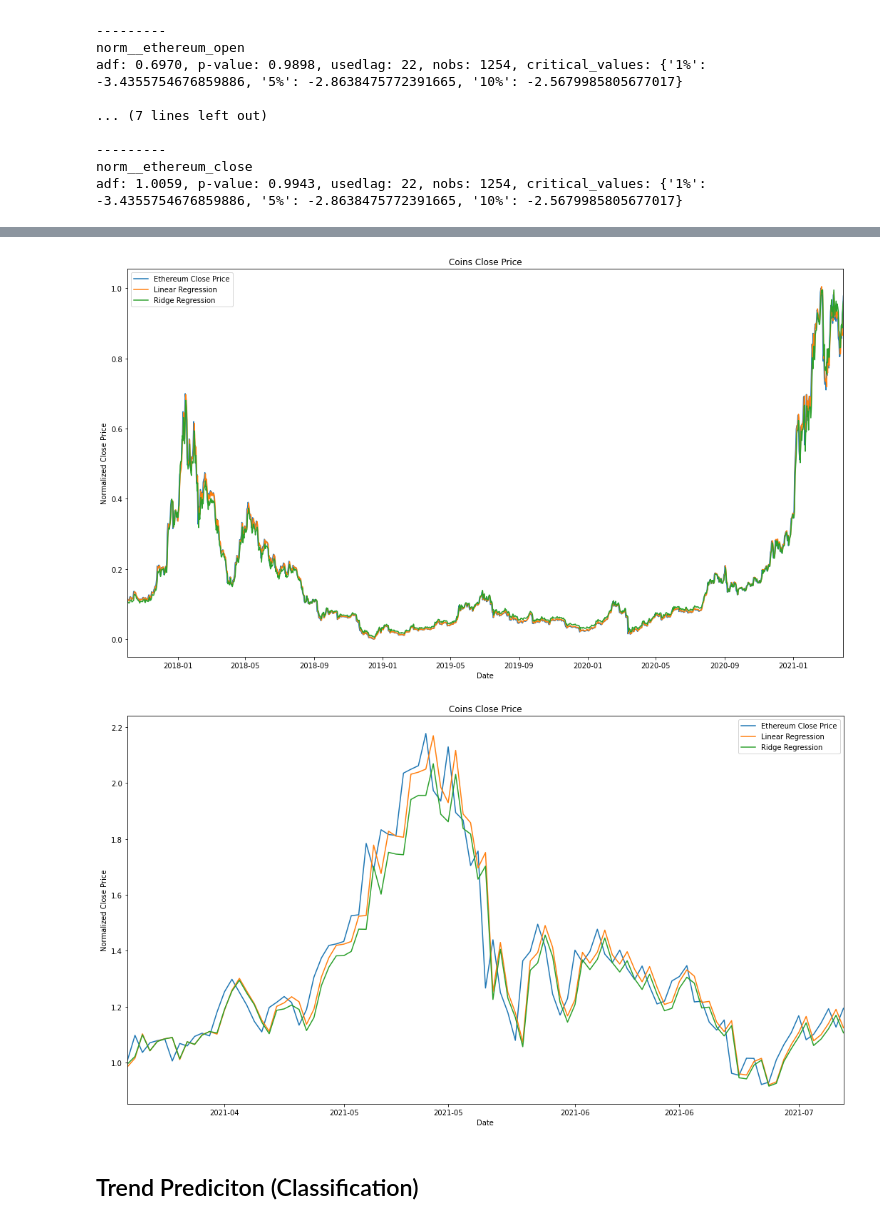
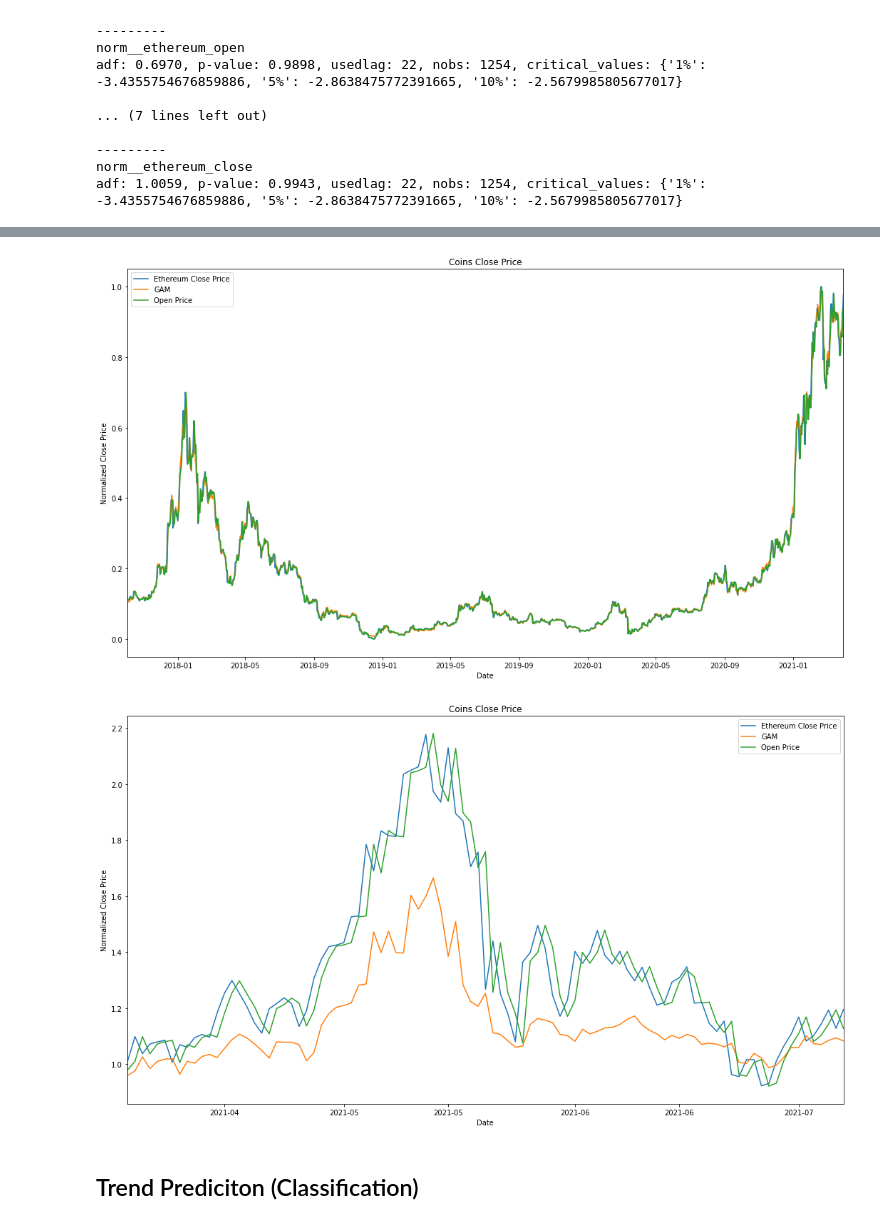
Before and after one commit to jcalvesoliveira/crypto-deep-learning, a Jupyter notebook: notebooks/1.0-initial-data-exploration.ipynb, the cells around one changed output, grey strips where cells are left out. Cells and saved outputs as stored; diff of their text form; code cells hidden in the pictures.

Commit message:
documenting and inclusing gam models

```diff
--- a/notebooks/1.0-initial-data-exploration.ipynb
+++ b/notebooks/1.0-initial-data-exploration.ipynb
@@ -451,10 +518,0 @@ Notes:
-# %%
-model = LinearRegression()
-model.fit(X_train, y_train)
-linear_predictions_train = model.predict(X_train)
-linear_predictions_test = model.predict(X_test)
-
-model = Ridge()
-model.fit(X_train, y_train)
-ridge_predictions_train = model.predict(X_train)
-ridge_predictions_test = model.predict(X_test)
@@ -460,0 +521,16 @@ ridge_predictions_test = model.predict(X_test)
+# %%
+class DummyOpenPrice:
+    """ Dummy classifier that will always predict the close price to be the same as the open price """
+    def fit(self, X, y=None):
+        return self
+
+    def predict(self, X):
+        """ Return the ethereum open price for each row in X. """
+        return X[:, 2]
+
+    def __repr__(self):
+        return "Dummy Ethereum Open Price"
+
+class_models = [DummyRegressor(), DummyRegressor(strategy='median'), DummyOpenPrice()]
+for model in class_models:
+    evaluate_model(model, X_train, y_train, X_test, y_test)
@@ -460,0 +545,3 @@ ridge_predictions_test = model.predict(X_test)
+# %%
+gam = GammaGAM()
+gam.fit(X_train, y_train)
@@ -461,9 +566,14 @@ ridge_predictions_test = model.predict(X_test)
+# %%
+gam_predictions_train = gam.predict(X_train)
+gam_predictions_test = gam.predict(X_test)
+dummy_predictions_train = DummyOpenPrice().fit(X_train).predict(X_train)
+dummy_predictions_test = DummyOpenPrice().fit(X_train).predict(X_test)
 # %%
 fig, ax = plt.subplots(figsize=(18, 10))
 
 ax.plot(train["date"], y_train, label="Ethereum Close Price")
-ax.plot(train["date"], linear_predictions_train, label="Linear Regression")
-ax.plot(train["date"], ridge_predictions_train, label="Ridge Regression")
+ax.plot(train["date"], gam_predictions_train, label="GAM")
+ax.plot(train["date"], dummy_predictions_train, label="Open Price")
 ax.set(xlabel="Date",
        ylabel="Normalized Close Price",
        title="Coins Close Price",
@@ -474,24 +584,24 @@ date_form = DateFormatter("%Y-%m")
 ax.xaxis.set_major_formatter(date_form)
 plt.show()
 # %% [output]
-[figure, old version]
+[figure, new version]
 # %%
 fig, ax = plt.subplots(figsize=(18, 10))
 
 ax.plot(test["date"], y_test, label="Ethereum Close Price")
-ax.plot(test["date"], linear_predictions_test, label="Linear Regression")
-ax.plot(test["date"], ridge_predictions_test, label="Ridge Regression")
+ax.plot(test["date"], gam_predictions_test, label="GAM")
+ax.plot(test["date"], dummy_predictions_test, label="Open Price")
 ax.set(xlabel="Date",
        ylabel="Normalized Close Price",
        title="Coins Close Price",
        xlim=[min(test["date"]), max(test["date"])])
 ax.legend(loc='best')
 
 date_form = DateFormatter("%Y-%m")
 ax.xaxis.set_major_formatter(date_form)
 plt.show()
 # %% [output]
-[figure, old version]
+[figure, new version]
 # %% [markdown]
 ## Trend Prediciton (Classification)
 # %%
```
Also changed, not shown: parts of 45 cells of this notebook, 7 other files.
